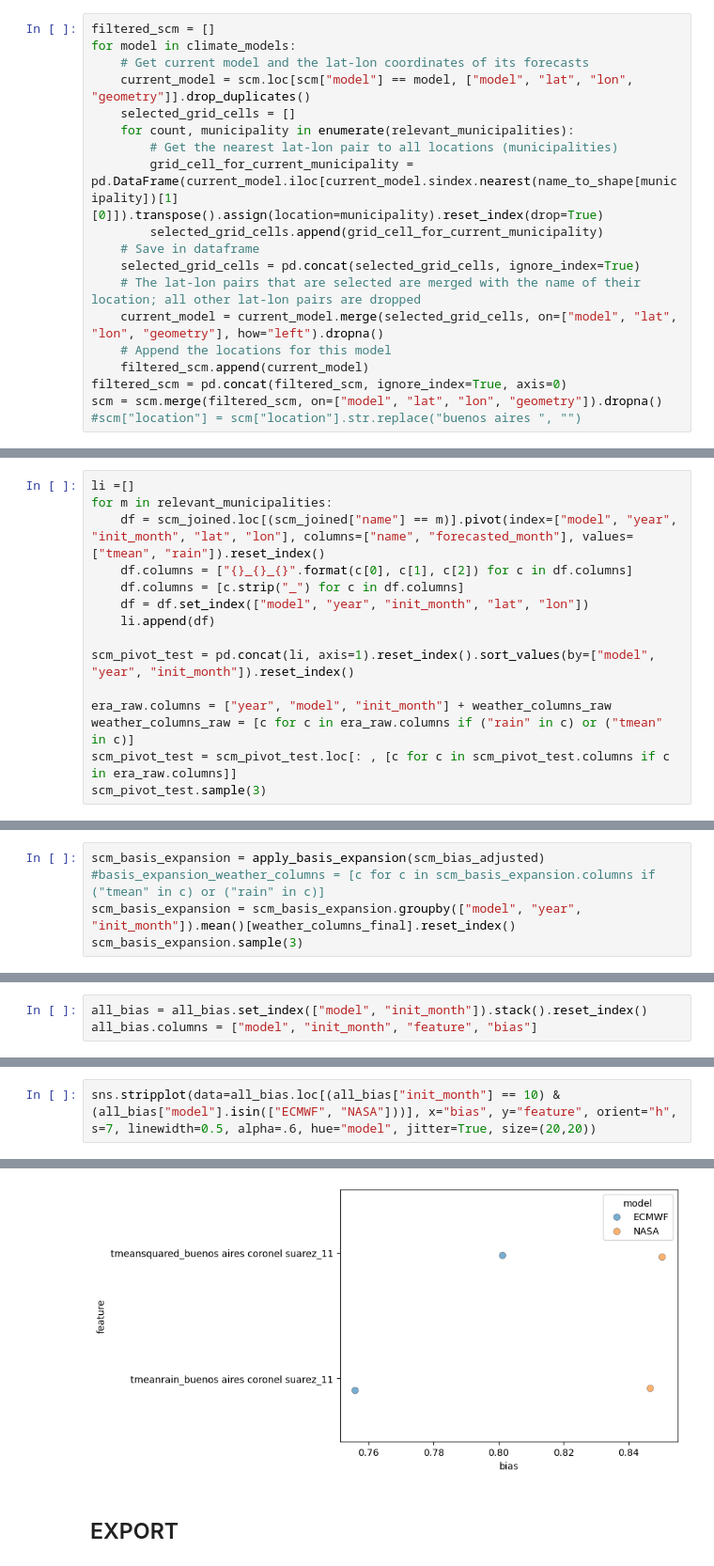
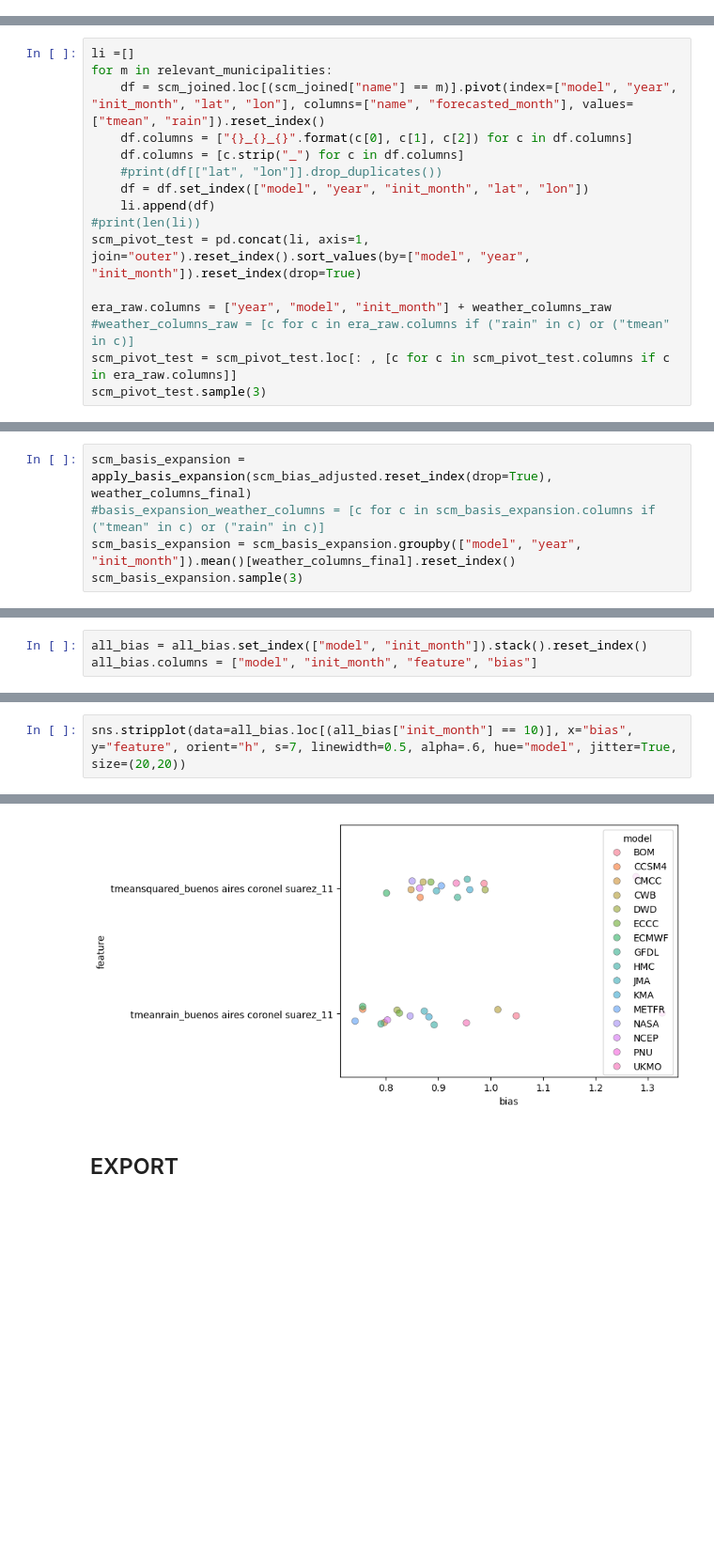
Before and after one commit to mzachow/wheat-yield-forecast-argentina, a Jupyter notebook: 4_prepare_scm_data.ipynb, the cells around one changed output, grey strips where cells are left out. Shown at 94% size. Saved outputs shown, nothing was run; the diff lists cells and outputs as text; blank space fills up the shorter version.

Commit message:
update to new model

```diff
--- a/4_prepare_scm_data.ipynb
+++ b/4_prepare_scm_data.ipynb
@@ -121,22 +99,3 @@ coordinates
-# %%
-filtered_scm = []
-for model in climate_models:
-    # Get current model and the lat-lon coordinates of its forecasts
-    current_model = scm.loc[scm["model"] == model, ["model", "lat", "lon", "geometry"]].drop_duplicates()
-    selected_grid_cells = []
-    for count, municipality in enumerate(relevant_municipalities):
-        # Get the nearest lat-lon pair to all locations (municipalities)
-        grid_cell_for_current_municipality = pd.DataFrame(current_model.iloc[current_model.sindex.nearest(name_to_shape[municipality])[1][0]]).transpose().assign(location=municipality).reset_index(drop=True)
-        selected_grid_cells.append(grid_cell_for_current_municipality)
-    # Save in dataframe
-    selected_grid_cells = pd.concat(selected_grid_cells, ignore_index=True)
-    # The lat-lon pairs that are selected are merged with the name of their location; all other lat-lon pairs are dropped
-    current_model = current_model.merge(selected_grid_cells, on=["model", "lat", "lon", "geometry"], how="left").dropna()
-    # Append the locations for this model
-    filtered_scm.append(current_model)
-filtered_scm = pd.concat(filtered_scm, ignore_index=True, axis=0)
-scm = scm.merge(filtered_scm, on=["model", "lat", "lon", "geometry"]).dropna()
-#scm["location"] = scm["location"].str.replace("buenos aires ", "")
 # %%
 base = gdf_adm2.plot(figsize=(6,6), edgecolor="black", linewidth=.2)
 gpd.GeoDataFrame(scm_joined[["geometry", "lat", "lon"]].drop_duplicates(), geometry="geometry", crs="EPSG:4326").plot(ax=base,  color="black")
@@ -151,13 +110,14 @@ for m in relevant_municipalities:
     df = scm_joined.loc[(scm_joined["name"] == m)].pivot(index=["model", "year", "init_month", "lat", "lon"], columns=["name", "forecasted_month"], values=["tmean", "rain"]).reset_index()
     df.columns = ["{}_{}_{}".format(c[0], c[1], c[2]) for c in df.columns]
     df.columns = [c.strip("_") for c in df.columns]
+    #print(df[["lat", "lon"]].drop_duplicates())
     df = df.set_index(["model", "year", "init_month", "lat", "lon"])
     li.append(df)
-
-scm_pivot_test = pd.concat(li, axis=1).reset_index().sort_values(by=["model", "year", "init_month"]).reset_index()
+#print(len(li))
+scm_pivot_test = pd.concat(li, axis=1, join="outer").reset_index().sort_values(by=["model", "year", "init_month"]).reset_index(drop=True)
 
 era_raw.columns = ["year", "model", "init_month"] + weather_columns_raw
-weather_columns_raw = [c for c in era_raw.columns if ("rain" in c) or ("tmean" in c)]
+#weather_columns_raw = [c for c in era_raw.columns if ("rain" in c) or ("tmean" in c)]
 scm_pivot_test = scm_pivot_test.loc[: , [c for c in scm_pivot_test.columns if c in era_raw.columns]]
 scm_pivot_test.sample(3)
 # %% [output]
@@ -288,7 +238,7 @@ def apply_basis_expansion(data):
 
     return df_standardized
 # %%
-scm_basis_expansion = apply_basis_expansion(scm_bias_adjusted)
+scm_basis_expansion = apply_basis_expansion(scm_bias_adjusted.reset_index(drop=True), weather_columns_final)
 #basis_expansion_weather_columns = [c for c in scm_basis_expansion.columns if ("tmean" in c) or ("rain" in c)]
 scm_basis_expansion = scm_basis_expansion.groupby(["model", "year", "init_month"]).mean()[weather_columns_final].reset_index()
 scm_basis_expansion.sample(3)
@@ -460,8 +427,8 @@ sns.heatmap(bias_heatmap.set_index("model"))
 # %%
-sns.stripplot(data=all_bias.loc[(all_bias["init_month"] == 10) & (all_bias["model"].isin(["ECMWF", "NASA"]))], x="bias", y="feature", orient="h", s=7, linewidth=0.5, alpha=.6, hue="model", jitter=True, size=(20,20))
+sns.stripplot(data=all_bias.loc[(all_bias["init_month"] == 10)], x="bias", y="feature", orient="h", s=7, linewidth=0.5, alpha=.6, hue="model", jitter=True, size=(20,20))
 # %% [output]
 <Axes: xlabel='bias', ylabel='feature'>
-[figure, old version]
+[figure, new version]
 # %% [markdown]
 ## EXPORT
 # %%
```
Also changed, not shown: parts of 16 cells of this notebook, 9 other files.
